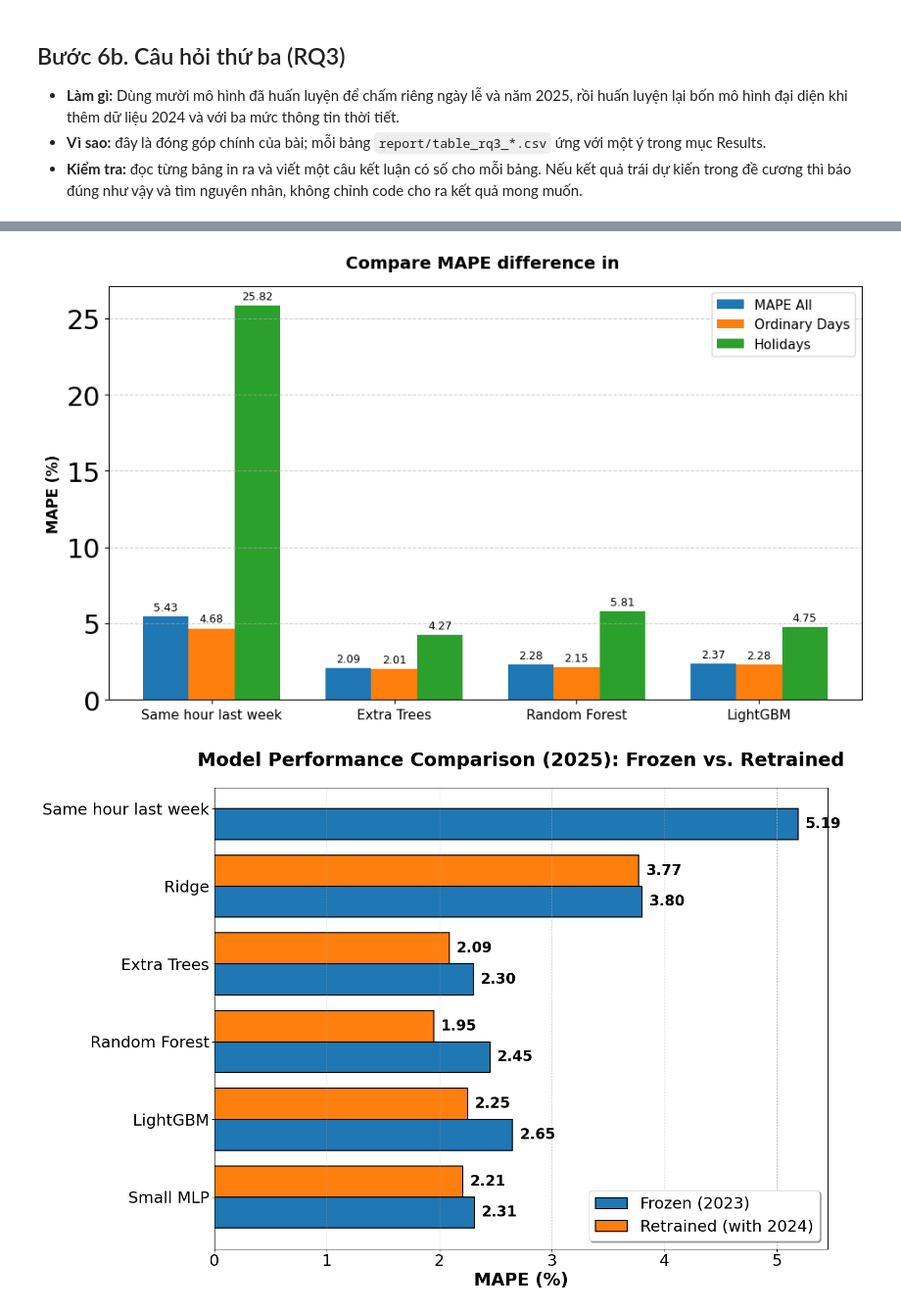
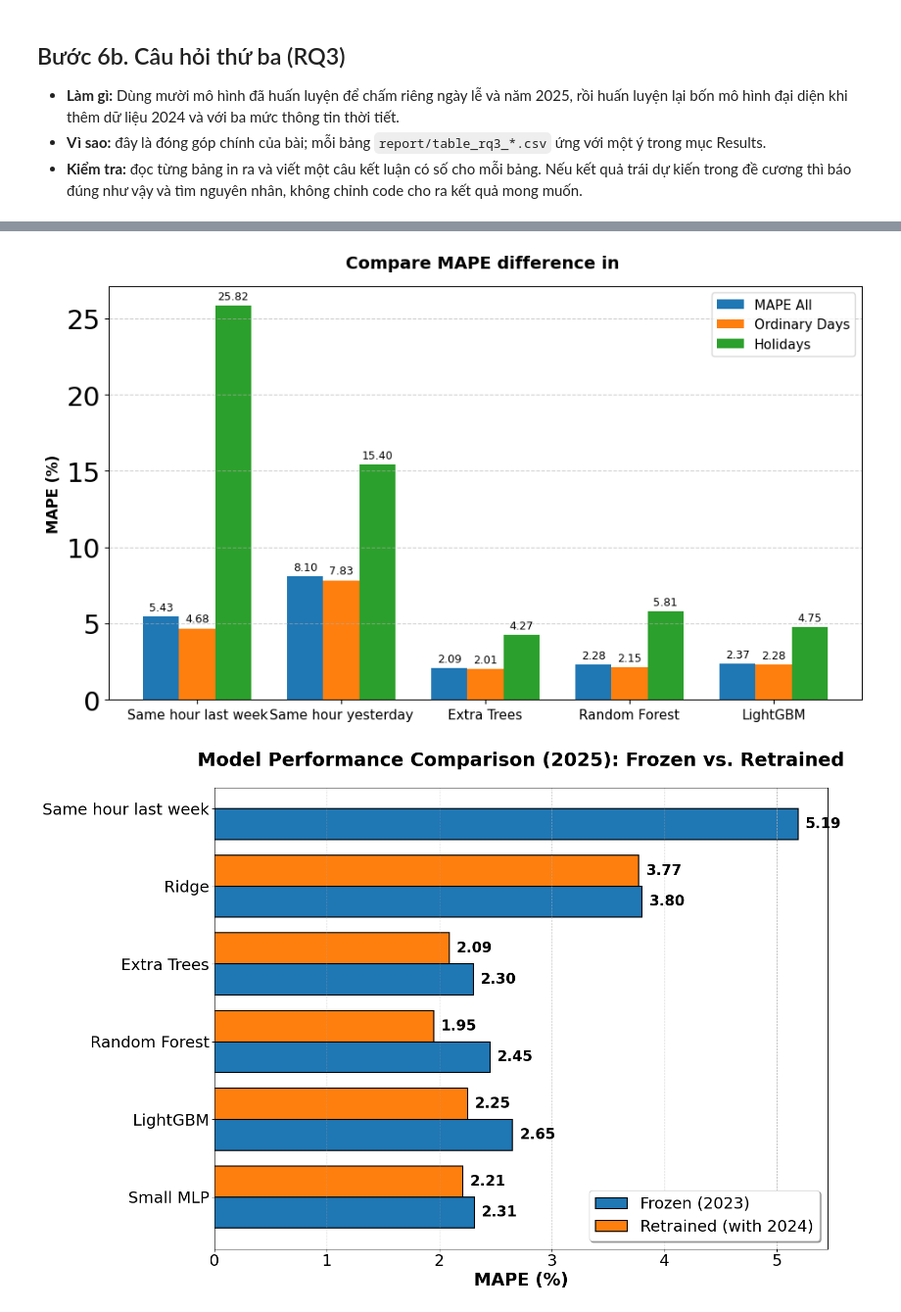
Before and after one commit to quan534/ADY-Project-Battery-prediction-model, a Jupyter notebook: OnGoingAssessment2_ICIDST_TurkiyeElectricity_HolidayForecast/Notebook_B_OnGoingAssessment2_ICIDST_TurkiyeElectricity_HolidayForecast.ipynb, the cells around one changed output, grey strips where cells are left out. Shown at 98% size. Cells and saved outputs as stored; diff of their text form; code cells hidden in the pictures.

Commit message:
thêm same hour yesterday vào bảng holiday vs ordinary

```diff
--- a/OnGoingAssessment2_ICIDST_TurkiyeElectricity_HolidayForecast/Notebook_B_OnGoingAssessment2_ICIDST_TurkiyeElectricity_HolidayForecast.ipynb
+++ b/OnGoingAssessment2_ICIDST_TurkiyeElectricity_HolidayForecast/Notebook_B_OnGoingAssessment2_ICIDST_TurkiyeElectricity_HolidayForecast.ipynb
@@ -357,10 +429,10 @@ import pandas as pd
 
 # Dữ liệu trích xuất từ bảng kết quả
 data = {
-    'Model': ['Same hour last week', 'Extra Trees', 'Random Forest', 'LightGBM'],
-    'MAPE_all': [5.43, 2.09, 2.28, 2.37],
-    'MAPE_ordinary_days': [4.68, 2.01, 2.15, 2.28],
-    'MAPE_holidays': [25.82, 4.27, 5.81, 4.75],
+    'Model': ['Same hour last week', 'Same hour yesterday', 'Extra Trees', 'Random Forest', 'LightGBM'],
+    'MAPE_all': [5.43, 8.10, 2.09, 2.28, 2.37],
+    'MAPE_ordinary_days': [4.68, 7.83, 2.01, 2.15, 2.28],
+    'MAPE_holidays': [25.82, 15.40, 4.27, 5.81, 4.75],
 }
 
 df = pd.DataFrame(data)
@@ -390,34 +462,34 @@ ax.set_title('Compare MAPE difference in ',
     pad=15,
 )
 ax.set_xticks(x)
 ax.set_xticklabels(df['Model'], fontsize=11)
 ax.legend(fontsize=11, loc='upper right')
 ax.grid(axis='y', linestyle='--', alpha=0.6)
 
 
 # Hàm hiển thị giá trị số trực tiếp trên đầu mỗi cột
 def autolabel(rects):
   for rect in rects:
     height = rect.get_height()
     ax.annotate(
         f'{height:.2f}',
         xy=(rect.get_x() + rect.get_width() / 2, height),
         xytext=(0, 3),  # Độ dịch chuyển theo trục y
         textcoords='offset points',
         ha='center',
         va='bottom',
         fontsize=9,
     )
 
 
 autolabel(rects1)
 autolabel(rects2)
 autolabel(rects3)
 
 plt.tight_layout()
 plt.show()
 # %% [output]
-[figure, old version]
+[figure, new version]
 # %%
 import matplotlib.pyplot as plt
 import numpy as np
```
Also changed, not shown: parts of 1 cell of this notebook, 2 other files.
